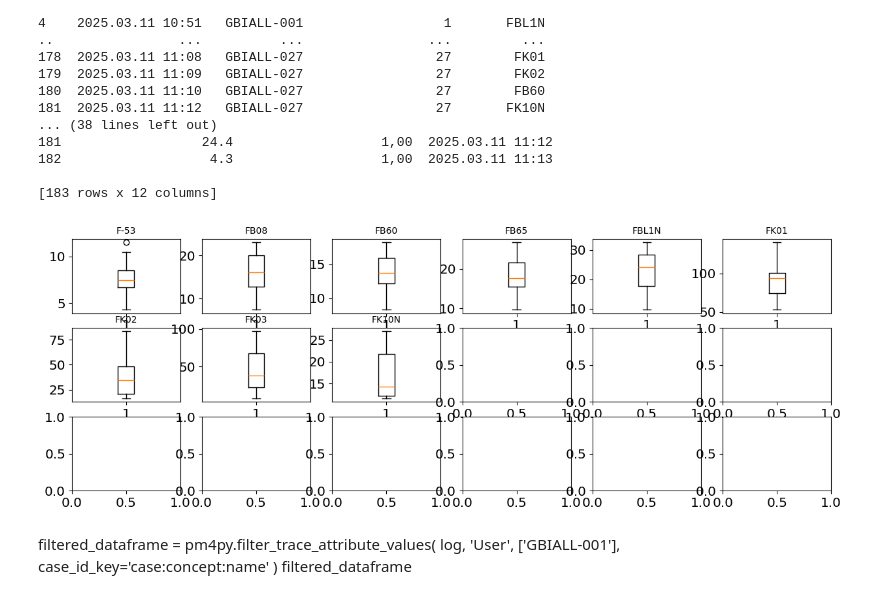
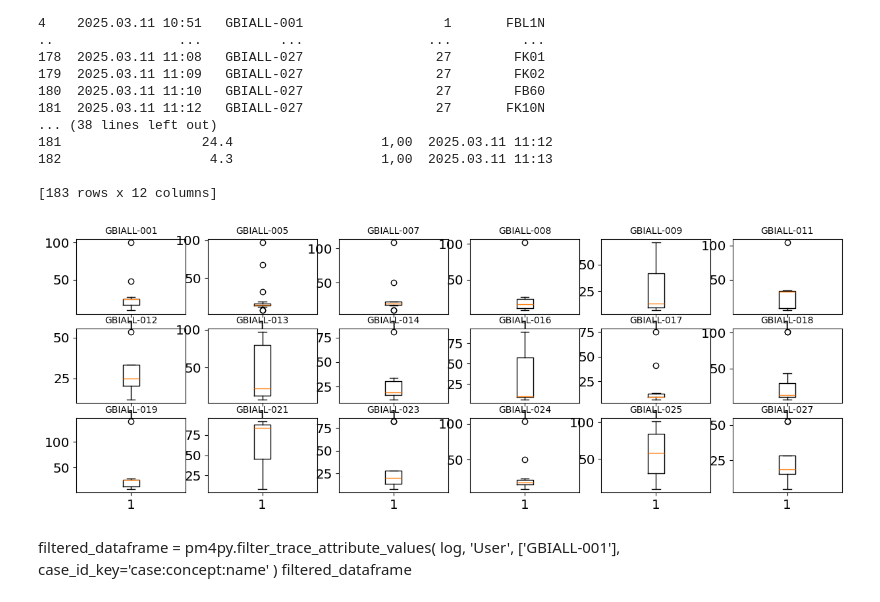
Before and after one commit to szabild/procmin2, a Jupyter notebook: procmin0315.ipynb, the cells around one changed output. Drawn from its saved outputs; the diff is of its cells as text; code cells hidden in the pictures.

```diff
--- a/procmin0315.ipynb
+++ b/procmin0315.ipynb
@@ -75,20 +75,20 @@ params = {'legend.fontsize': 'x-large',
          'ytick.labelsize':'x-large'}
 pylab.rcParams.update(params)
 # %%
-df0 = [x for _, x in df.groupby(df['transaction'])]
+df0 = [x for _, x in df.groupby(df['org:resource'])]
 #print(df0[1])
 figure, axis = plt.subplots(3, 6)
 for x in range(0, len(df0)):
   if x < 6:
-    axis[0, x].set_title(df0[x]['transaction'].values[1])
+    axis[0, x].set_title(df0[x]['org:resource'].values[1])
     axis[0, x].boxplot(df0[x]['average CPU time(ms)'])
   else:
     if x < 12:
-      axis[1, x - 6].set_title(df0[x]['transaction'].values[1])
+      axis[1, x - 6].set_title(df0[x]['org:resource'].values[1])
       axis[1, x - 6].boxplot(df0[x]['average CPU time(ms)'])
     else:
-      axis[2, x - 12].set_title(df0[x]['transaction'].values[1])
+      axis[2, x - 12].set_title(df0[x]['org:resource'].values[1])
       axis[2, x - 12].boxplot(df0[x]['average CPU time(ms)'])
 plt.show()
 # %% [output]
-[figure, old version]
+[figure, new version]
```
Also changed, not shown: parts of 2 cells of this notebook.
